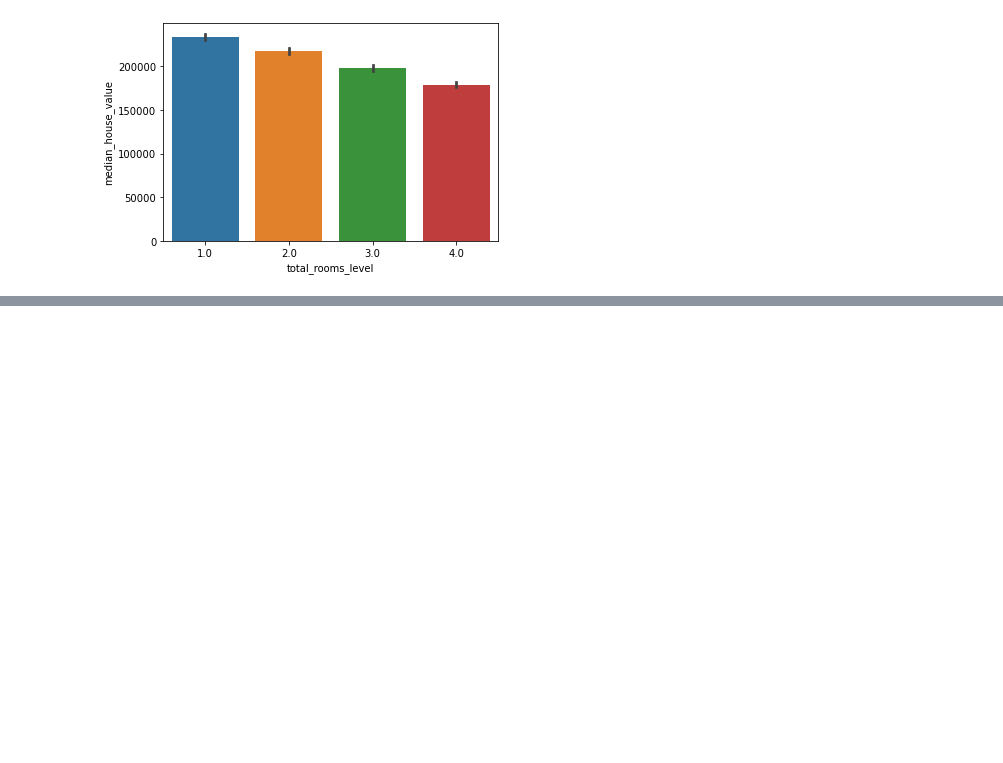
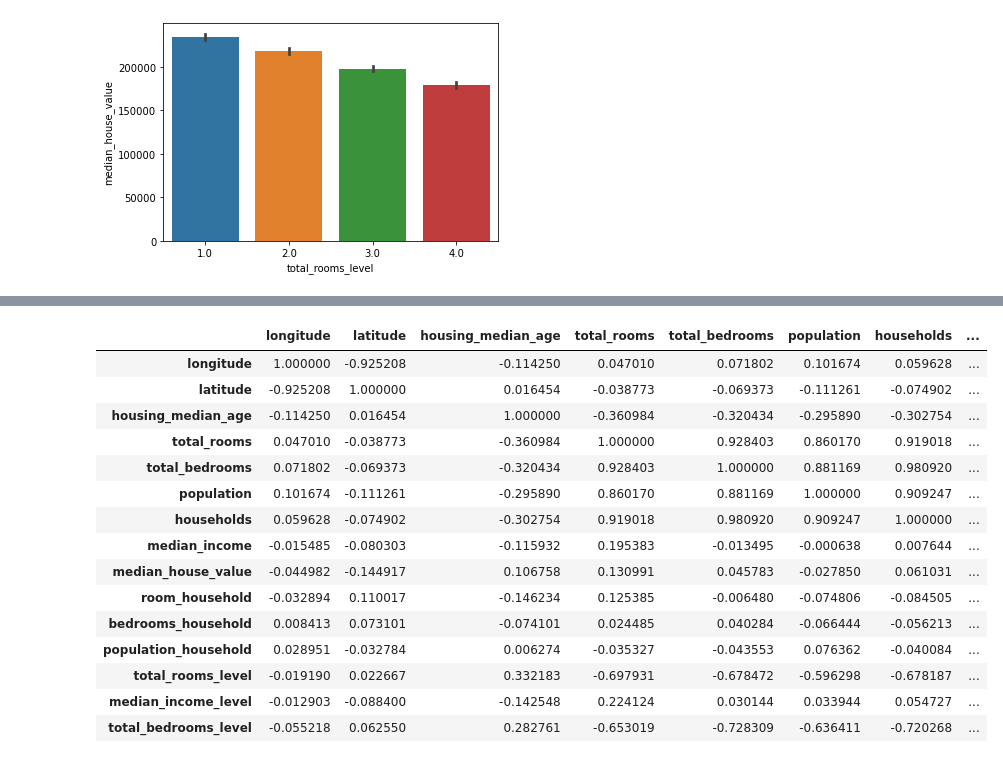
Before and after one commit to dongik9/MydataAnalysis, a Jupyter notebook: 20220916.ipynb, the cells around one changed output, grey strips where cells are left out. Saved outputs shown, nothing was run; the diff lists cells and outputs as text; code cells hidden in the pictures; blank space fills up the shorter version.

```diff
--- a/20220916.ipynb
+++ b/20220916.ipynb
@@ -307,0 +383,19 @@ ValueError: Could not interpret input 'total_bedrooms_level'
+# %%
+train.corr()
+# %% [output]
+|  | longitude | latitude | housing_median_age | total_rooms | total_bedrooms | population | households | ... |
+| longitude | 1.000000 | -0.925208 | -0.114250 | 0.047010 | 0.071802 | 0.101674 | 0.059628 | ... |
+| latitude | -0.925208 | 1.000000 | 0.016454 | -0.038773 | -0.069373 | -0.111261 | -0.074902 | ... |
+| housing_median_age | -0.114250 | 0.016454 | 1.000000 | -0.360984 | -0.320434 | -0.295890 | -0.302754 | ... |
+| total_rooms | 0.047010 | -0.038773 | -0.360984 | 1.000000 | 0.928403 | 0.860170 | 0.919018 | ... |
+| total_bedrooms | 0.071802 | -0.069373 | -0.320434 | 0.928403 | 1.000000 | 0.881169 | 0.980920 | ... |
+| population | 0.101674 | -0.111261 | -0.295890 | 0.860170 | 0.881169 | 1.000000 | 0.909247 | ... |
+| households | 0.059628 | -0.074902 | -0.302754 | 0.919018 | 0.980920 | 0.909247 | 1.000000 | ... |
+| median_income | -0.015485 | -0.080303 | -0.115932 | 0.195383 | -0.013495 | -0.000638 | 0.007644 | ... |
+| median_house_value | -0.044982 | -0.144917 | 0.106758 | 0.130991 | 0.045783 | -0.027850 | 0.061031 | ... |
+| room_household | -0.032894 | 0.110017 | -0.146234 | 0.125385 | -0.006480 | -0.074806 | -0.084505 | ... |
+| bedrooms_household | 0.008413 | 0.073101 | -0.074101 | 0.024485 | 0.040284 | -0.066444 | -0.056213 | ... |
+| population_household | 0.028951 | -0.032784 | 0.006274 | -0.035327 | -0.043553 | 0.076362 | -0.040084 | ... |
+| total_rooms_level | -0.019190 | 0.022667 | 0.332183 | -0.697931 | -0.678472 | -0.596298 | -0.678187 | ... |
+| median_income_level | -0.012903 | -0.088400 | -0.142548 | 0.224124 | 0.030144 | 0.033944 | 0.054727 | ... |
+| total_bedrooms_level | -0.055218 | 0.062550 | 0.282761 | -0.653019 | -0.728309 | -0.636411 | -0.720268 | ... |
```
Also changed, not shown: parts of 19 cells of this notebook.
